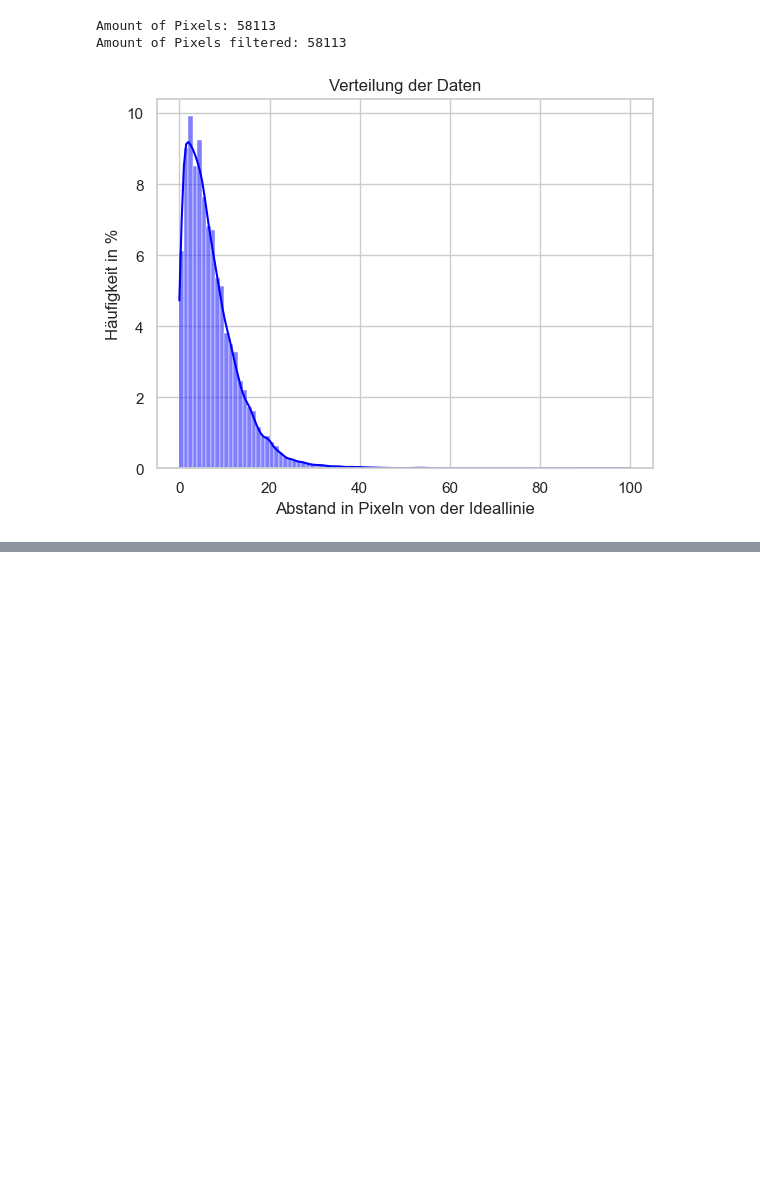
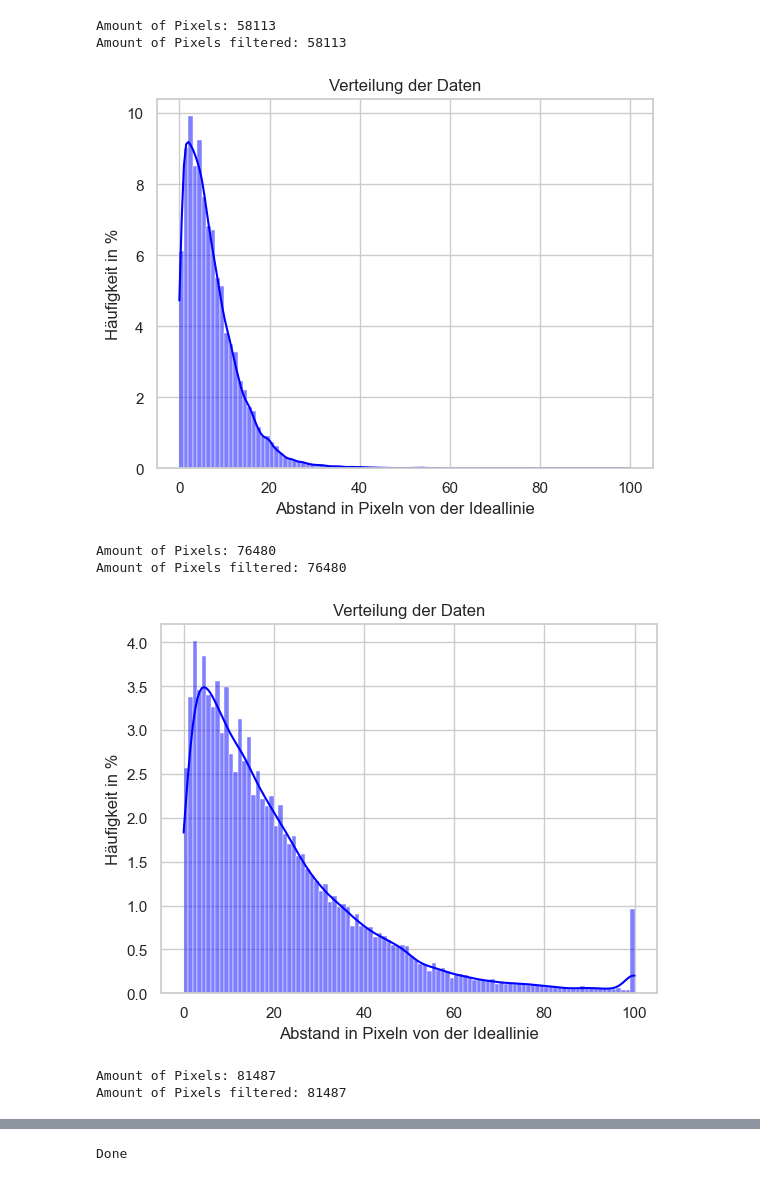
Before and after one commit to bkoern/Masterarbeit, a Jupyter notebook: Skripte/VisualizeRealData.ipynb, the cells around one changed output, grey strips where cells are left out. Saved outputs shown, nothing was run; the diff lists cells and outputs as text; code cells hidden in the pictures; blank space fills up the shorter version.

Commit message:
images for haptic and virtual tablet

```diff
--- a/Skripte/VisualizeRealData.ipynb
+++ b/Skripte/VisualizeRealData.ipynb
@@ -175,20 +198,45 @@ Done2
 # %%
-import matplotlib.pyplot as plt
-print('Amount of Pixels: ' + str(len(allDistances)))
-#filtered_list = allDistances
-filtered_list = [x if x <= 100 else 100 for x in allDistances]
+def visualize1(distances, type):
+    print('Amount of Pixels: ' + str(len(distances)))
+    #filtered_list = allDistances
+    filtered_list = [x if x <= 100 else 100 for x in distances]
 
-print('Amount of Pixels filtered: ' + str(len(filtered_list)))
-sns.set(style="whitegrid")
-sns.histplot(filtered_list, kde=True, color='blue', binwidth=1, stat='percent')
-plt.title("Verteilung der Daten")
-plt.xlabel("Abstand in Pixeln von der Ideallinie")
-plt.ylabel("Häufigkeit in %")
+    print('Amount of Pixels filtered: ' + str(len(filtered_list)))
+    sns.set(style="whitegrid")
+    sns.histplot(filtered_list, kde=True, color='blue', binwidth=1, stat='percent')
+    plt.title("Verteilung der Daten")
+    plt.xlabel("Abstand in Pixeln von der Ideallinie")
+    plt.ylabel("Häufigkeit in %")
 
-plt.savefig('../Visualisierungen/Real/distribution-pixeldistance.png', dpi=300)
-plt.show()
-plt.close()
+    plt.savefig('../Visualisierungen/' + type + '/distribution-pixeldistance-' + type + '.png', dpi=300)
+    plt.show()
+    plt.close()
+
+def visualize2(data):
+    sns.set(style="whitegrid")
+    plt.figure(figsize=(8, 6))  # Größe des Plots festlegen
+
+    sns.boxplot(data=data, palette="Set3")  # "Set3" ist ein Farbschema
+    plt.xticks([0, 1, 2], ['Real', 'Virtuell', 'Haptisch'])  # Beschriftungen für die Boxplots
+    plt.xlabel("Tablet Varianten")
+    plt.ylabel("Abstand in Pixeln")
+    plt.title("Verteilung der Abstände")
+    plt.savefig('../Visualisierungen/boxplot-abstaende.png', dpi=300)
+    plt.show()
+
+visualize1(realDistances, 'real')
+visualize1(virtuellDistances, 'virtuell')
+visualize1(hapticDistances, 'haptisch')
+
+data = [realDistances, virtuellDistances, hapticDistances]
+visualize2(data)
+print('Done')
 # %% [output]
 Amount of Pixels: 58113
 Amount of Pixels filtered: 58113
 [figure]
+Amount of Pixels: 76480
+Amount of Pixels filtered: 76480
+[figure, added]
+Amount of Pixels: 81487
+Amount of Pixels filtered: 81487
@@ -194,0 +245 @@ Amount of Pixels filtered: 58113
+Done
```
Also changed, not shown: parts of 3 cells of this notebook, 24 other files.
